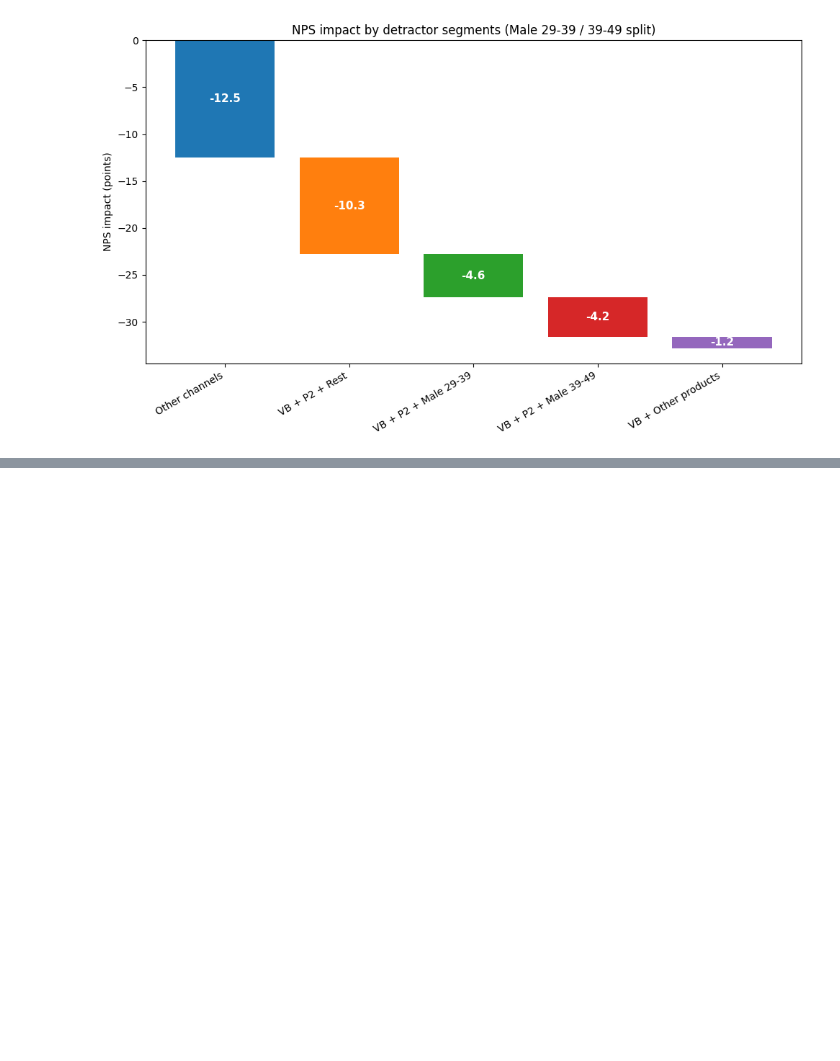
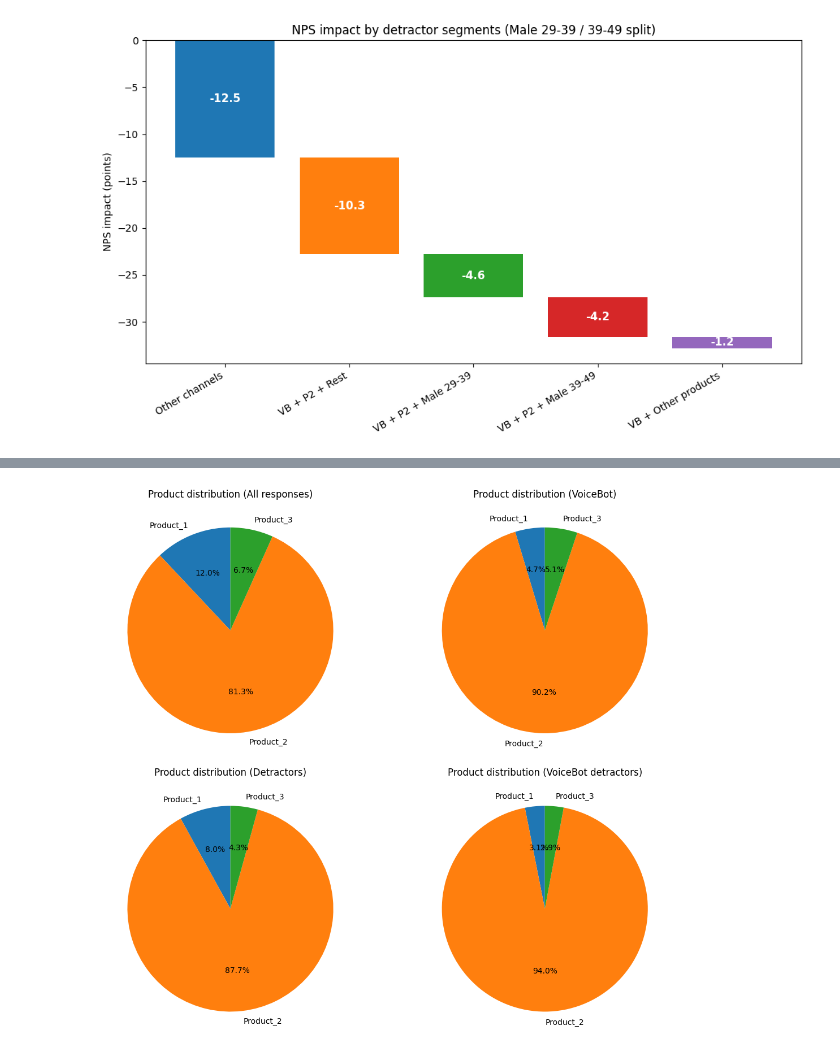
Before and after one commit to rtagirov/cx_nps_driver_analysis, a Jupyter notebook: cx_nps_driver_analysis_sql.ipynb, the cells around one changed output, grey strips where cells are left out. Drawn from its saved outputs; the diff is of its cells as text; code cells hidden in the pictures; blank space fills up the shorter version.

```diff
--- a/cx_nps_driver_analysis_sql.ipynb
+++ b/cx_nps_driver_analysis_sql.ipynb
@@ -4569,0 +4398,74 @@ This will help identify the key product issues in VoiceBot and prioritize improv
+# %%
+df = df_filtered.copy()
+
+# ---- 1. все ответы (весь датасет)
+all_answers = (
+    df.groupby("survey_product_name")["total_answers"]
+    .sum()
+)
+
+# ---- 2. все ответы (VoiceBot)
+vb_answers = (
+    df[df["survey_channel"] == "VoiceBot"]
+    .groupby("survey_product_name")["total_answers"]
+    .sum()
+)
+
+# ---- 3. detractors (весь датасет)
+all_detr = (
+    df.groupby("survey_product_name")["detractors"]
+    .sum()
+)
+
+# ---- 4. detractors (VoiceBot)
+vb_detr = (
+    df[df["survey_channel"] == "VoiceBot"]
+    .groupby("survey_product_name")["detractors"]
+    .sum()
+)
+
+# ---- plotting
+fig, axes = plt.subplots(2, 2, figsize=(12,10))
+
+axes = axes.flatten()
+
+# all answers
+axes[0].pie(
+    all_answers,
+    labels=all_answers.index,
+    autopct="%1.1f%%",
+    startangle=90
+)
+axes[0].set_title("Product distribution (All responses)")
+
+# voicebot answers
+axes[1].pie(
+    vb_answers,
+    labels=vb_answers.index,
+    autopct="%1.1f%%",
+    startangle=90
+)
+axes[1].set_title("Product distribution (VoiceBot)")
+
+# all detractors
+axes[2].pie(
+    all_detr,
+    labels=all_detr.index,
+    autopct="%1.1f%%",
+    startangle=90
+)
+axes[2].set_title("Product distribution (Detractors)")
+
+# voicebot detractors
+axes[3].pie(
+    vb_detr,
+    labels=vb_detr.index,
+    autopct="%1.1f%%",
+    startangle=90
+)
+axes[3].set_title("Product distribution (VoiceBot detractors)")
+
+plt.tight_layout()
+plt.show()
+# %% [output]
+[figure, added]
```
Also changed, not shown: parts of 10 cells of this notebook.
